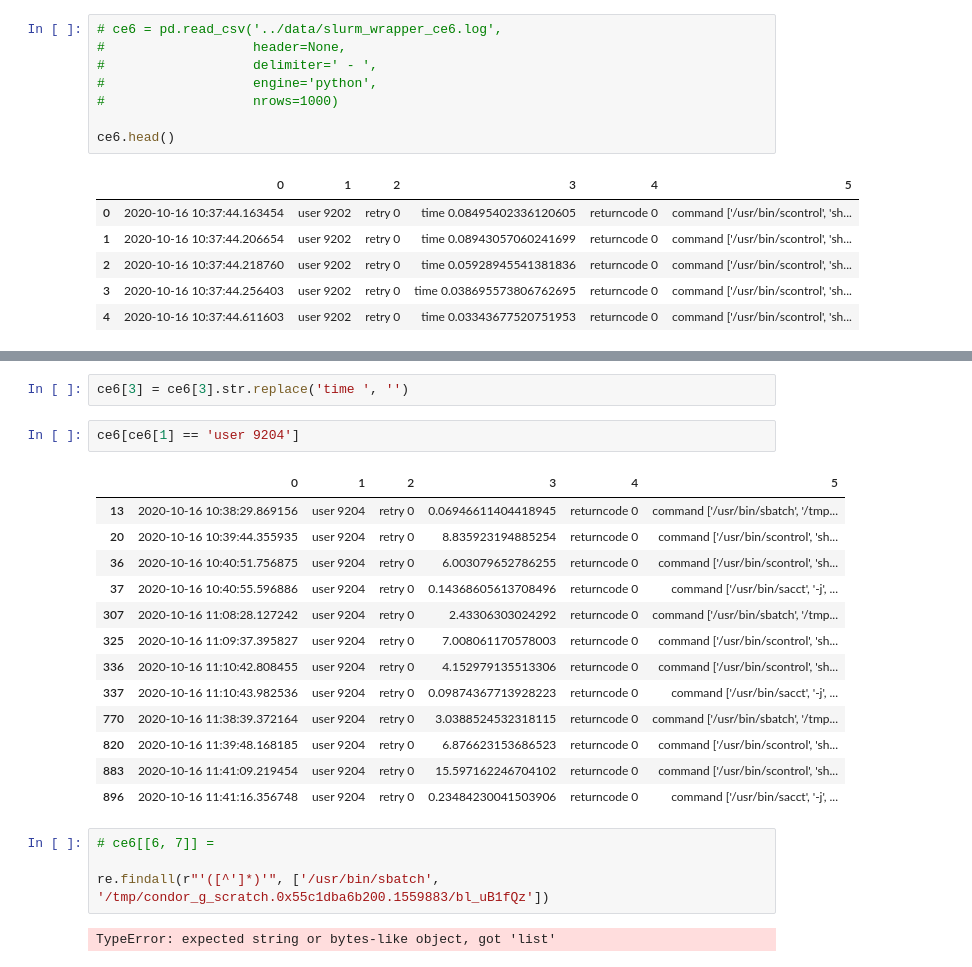
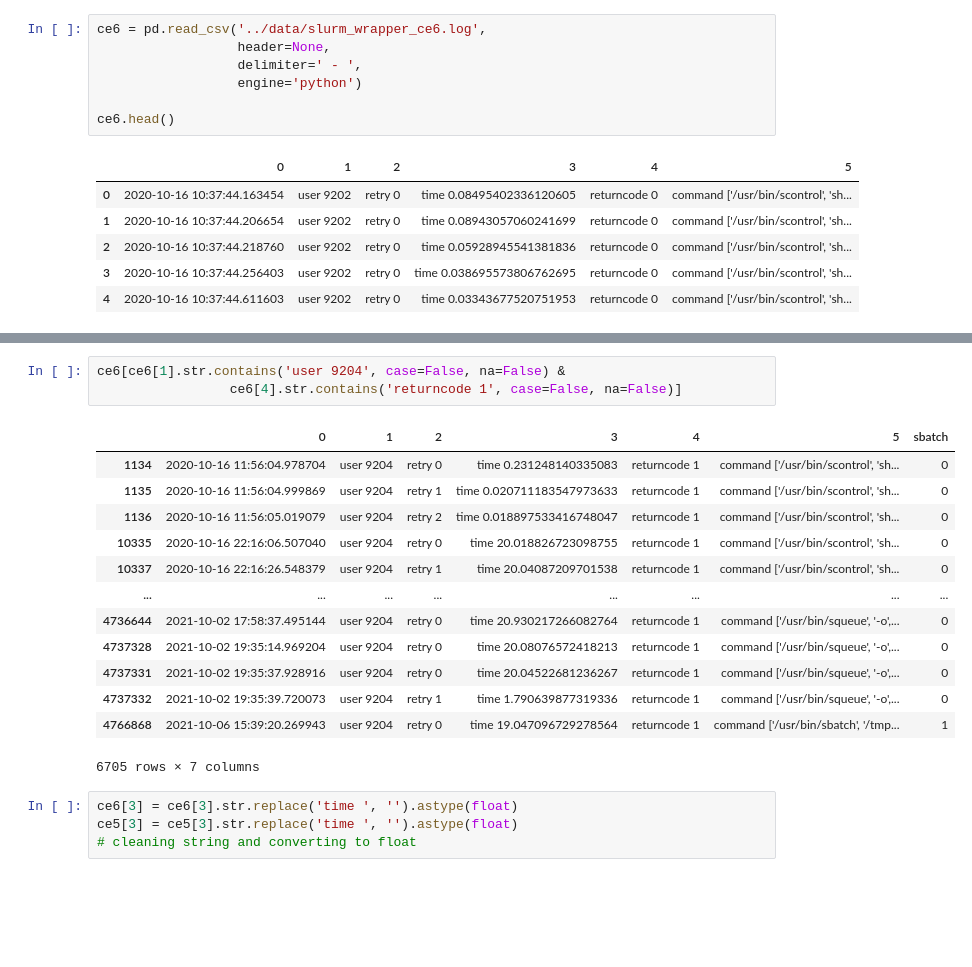
Before and after one commit to nss-data-science-cohort-8/nss-data-science-cohort-8-classroom-accre-accre, a Jupyter notebook: notebooks/vt_data_exp.ipynb, the cells around one changed output, grey strips where cells are left out. Cells and saved outputs as stored; diff of their text form; blank space fills up the shorter version.

```diff
--- a/notebooks/vt_data_exp.ipynb
+++ b/notebooks/vt_data_exp.ipynb
@@ -31,11 +33,10 @@ ce5.head()
 | 3 | 2020-10-16 08:25:13.257408 | user 0 | retry 0 | time 0.09484362602233887 | returncode 0 | command ['/usr/bin/sacct', '-u', ... |
 | 4 | 2020-10-16 08:31:01.460723 | user 0 | retry 0 | time 0.07498788833618164 | returncode 0 | command ['/usr/bin/sacct', '-u', ... |
 # %%
-# ce6 = pd.read_csv('../data/slurm_wrapper_ce6.log',
-#                   header=None,
-#                   delimiter=' - ',
-#                   engine='python',
-#                   nrows=1000)
+ce6 = pd.read_csv('../data/slurm_wrapper_ce6.log',
+                  header=None,
+                  delimiter=' - ',
+                  engine='python')
 
 ce6.head()
 # %% [output]
@@ -74,24 +70,21 @@ ce6['contains_sbatch'] = ce6[5].apply(lambda x: 1 if 'sbatch' in x else 0)
+# %%
+ce6[ce6[1].str.contains('user 9204', case=False, na=False) &
+                 ce6[4].str.contains('returncode 1', case=False, na=False)]
+# %% [output]
+|  | 0 | 1 | 2 | 3 | 4 | 5 | sbatch |
+| 1134 | 2020-10-16 11:56:04.978704 | user 9204 | retry 0 | time 0.231248140335083 | returncode 1 | command ['/usr/bin/scontrol', 'sh... | 0 |
+| 1135 | 2020-10-16 11:56:04.999869 | user 9204 | retry 1 | time 0.020711183547973633 | returncode 1 | command ['/usr/bin/scontrol', 'sh... | 0 |
+| 1136 | 2020-10-16 11:56:05.019079 | user 9204 | retry 2 | time 0.018897533416748047 | returncode 1 | command ['/usr/bin/scontrol', 'sh... | 0 |
+| 10335 | 2020-10-16 22:16:06.507040 | user 9204 | retry 0 | time 20.018826723098755 | returncode 1 | command ['/usr/bin/scontrol', 'sh... | 0 |
+| 10337 | 2020-10-16 22:16:26.548379 | user 9204 | retry 1 | time 20.04087209701538 | returncode 1 | command ['/usr/bin/scontrol', 'sh... | 0 |
+| ... | ... | ... | ... | ... | ... | ... | ... |
+| 4736644 | 2021-10-02 17:58:37.495144 | user 9204 | retry 0 | time 20.930217266082764 | returncode 1 | command ['/usr/bin/squeue', '-o',... | 0 |
+| 4737328 | 2021-10-02 19:35:14.969204 | user 9204 | retry 0 | time 20.08076572418213 | returncode 1 | command ['/usr/bin/squeue', '-o',... | 0 |
+| 4737331 | 2021-10-02 19:35:37.928916 | user 9204 | retry 0 | time 20.04522681236267 | returncode 1 | command ['/usr/bin/squeue', '-o',... | 0 |
+| 4737332 | 2021-10-02 19:35:39.720073 | user 9204 | retry 1 | time 1.790639877319336 | returncode 1 | command ['/usr/bin/squeue', '-o',... | 0 |
+| 4766868 | 2021-10-06 15:39:20.269943 | user 9204 | retry 0 | time 19.047096729278564 | returncode 1 | command ['/usr/bin/sbatch', '/tmp... | 1 |
+6705 rows × 7 columns
 # %%
-ce6[3] = ce6[3].str.replace('time ', '')
+ce6[3] = ce6[3].str.replace('time ', '').astype(float)
+ce5[3] = ce5[3].str.replace('time ', '').astype(float)
+# cleaning string and converting to float
-# %%
-ce6[ce6[1] == 'user 9204']
-# %% [output]
-|  | 0 | 1 | 2 | 3 | 4 | 5 |
-| 13 | 2020-10-16 10:38:29.869156 | user 9204 | retry 0 | 0.06946611404418945 | returncode 0 | command ['/usr/bin/sbatch', '/tmp... |
-| 20 | 2020-10-16 10:39:44.355935 | user 9204 | retry 0 | 8.835923194885254 | returncode 0 | command ['/usr/bin/scontrol', 'sh... |
-| 36 | 2020-10-16 10:40:51.756875 | user 9204 | retry 0 | 6.003079652786255 | returncode 0 | command ['/usr/bin/scontrol', 'sh... |
-| 37 | 2020-10-16 10:40:55.596886 | user 9204 | retry 0 | 0.14368605613708496 | returncode 0 | command ['/usr/bin/sacct', '-j', ... |
-| 307 | 2020-10-16 11:08:28.127242 | user 9204 | retry 0 | 2.43306303024292 | returncode 0 | command ['/usr/bin/sbatch', '/tmp... |
-| 325 | 2020-10-16 11:09:37.395827 | user 9204 | retry 0 | 7.008061170578003 | returncode 0 | command ['/usr/bin/scontrol', 'sh... |
-| 336 | 2020-10-16 11:10:42.808455 | user 9204 | retry 0 | 4.152979135513306 | returncode 0 | command ['/usr/bin/scontrol', 'sh... |
-| 337 | 2020-10-16 11:10:43.982536 | user 9204 | retry 0 | 0.09874367713928223 | returncode 0 | command ['/usr/bin/sacct', '-j', ... |
-| 770 | 2020-10-16 11:38:39.372164 | user 9204 | retry 0 | 3.0388524532318115 | returncode 0 | command ['/usr/bin/sbatch', '/tmp... |
-| 820 | 2020-10-16 11:39:48.168185 | user 9204 | retry 0 | 6.876623153686523 | returncode 0 | command ['/usr/bin/scontrol', 'sh... |
-| 883 | 2020-10-16 11:41:09.219454 | user 9204 | retry 0 | 15.597162246704102 | returncode 0 | command ['/usr/bin/scontrol', 'sh... |
-| 896 | 2020-10-16 11:41:16.356748 | user 9204 | retry 0 | 0.23484230041503906 | returncode 0 | command ['/usr/bin/sacct', '-j', ... |
-# %%
-# ce6[[6, 7]] =
-
-re.findall(r"'([^']*)'", ['/usr/bin/sbatch', '/tmp/condor_g_scratch.0x55c1dba6b200.1559883/bl_uB1fQz'])
-# %% [output]
-TypeError: expected string or bytes-like object, got 'list'
```
Also changed, not shown: parts of 14 cells of this notebook, 2 other files.
